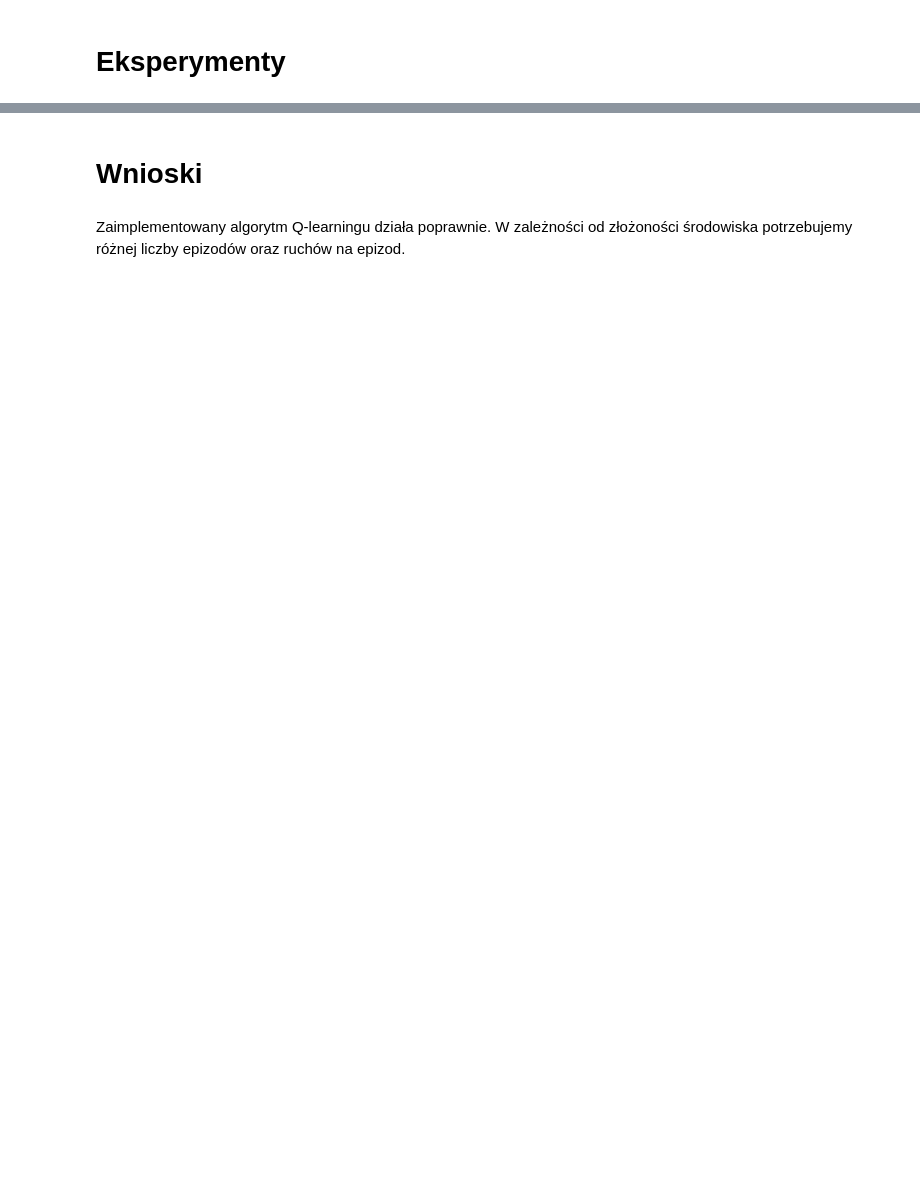
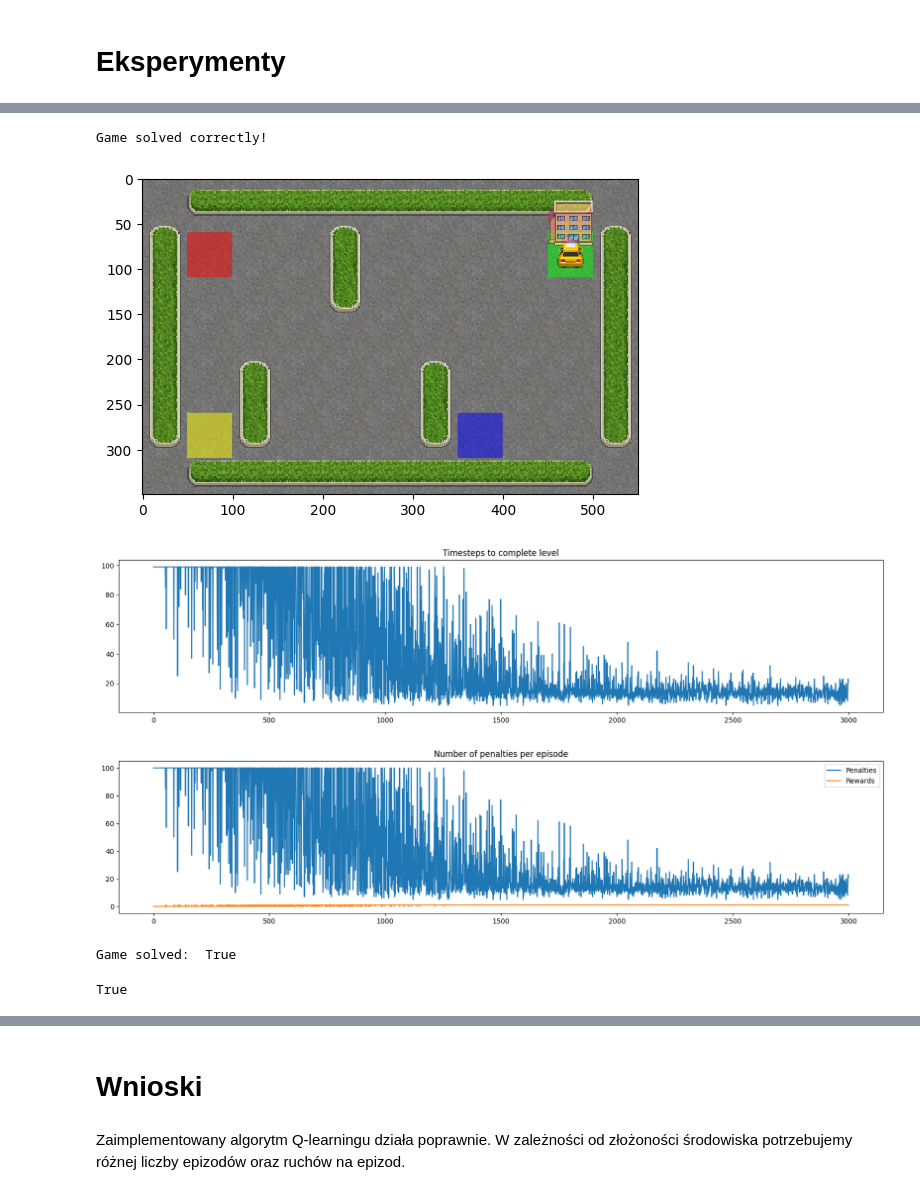
Before and after one commit to gwardasz/wsi-lab, a Jupyter notebook: Zadanie_6.ipynb, the cells around one changed output, grey strips where cells are left out. Cells and saved outputs as stored; diff of their text form; code cells hidden in the pictures; blank space fills up the shorter version.

```diff
--- a/Zadanie_6.ipynb
+++ b/Zadanie_6.ipynb
@@ -275,0 +332,9 @@ print(qls)
+# %%
+test_qls(env_name="Taxi-v3", animation=True, number_of_episodes=3000, steps_in_episode=100, print_plot_test=True)
+# %% [output]
+Game solved correctly!
+[figure, added]
+[figure, added]
+[figure, added]
+Game solved:  True
+True
```
Also changed, not shown: parts of 25 cells of this notebook.
